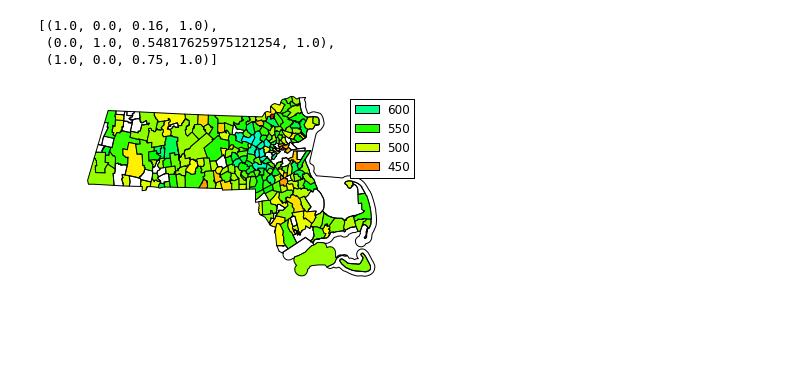
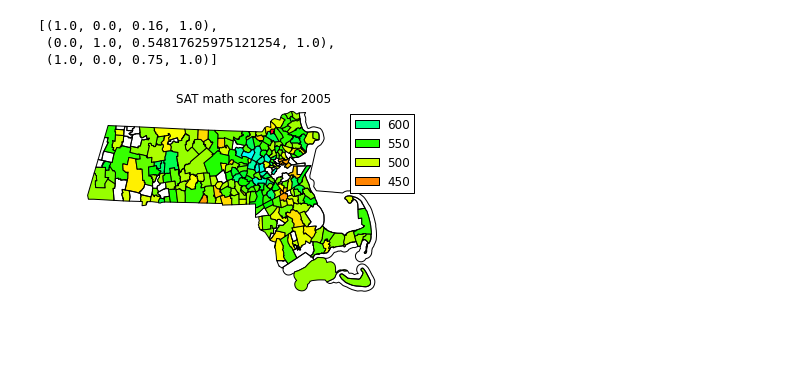
Before and after one commit to ohnorobo/massedu, a Jupyter notebook: massedu.ipynb, the cells around one changed output. Saved outputs shown, nothing was run; the diff lists cells and outputs as text; code cells hidden in the pictures.

```diff
--- a/massedu.ipynb
+++ b/massedu.ipynb
@@ -288,32 +288,32 @@ def graph_a_thing(shapes, values):
             tempy = float(border[j][1]) #y
             x.append(tempx)
             y.append(tempy) # Populate the lists
 
         # Creates a polygon in matplotlib for each geometry in the shapefile
         if value == 0:
             color = (0.0, 0.0, 0.0, 0.0)
         else:
             color = scalarMap.to_rgba(value)
         plt.fill(x,y, fc=color)
 
     plt.axis('equal')
     # This sets the x and y axes as equal intervals.
     # NB this script will only work for projected data, for geographical
     # coordinate systems get ready to do some maths
 
     #plt.show() # Draws the map!
     plt.axis('off')
 
     b1 = ax.bar([0, 1, 2], [0.2, 0.3, 0.1], color=scalarMap.to_rgba(600), width=0.4, align="edge")
     b2 = ax.bar([0, 1, 2], [0.2, 0.3, 0.1], color=scalarMap.to_rgba(550), width=0.4, align="edge")
     b3 = ax.bar([0, 1, 2], [0.2, 0.3, 0.1], color=scalarMap.to_rgba(500), width=0.4, align="edge")
     b4 = ax.bar([0, 1, 2], [0.2, 0.3, 0.1], color=scalarMap.to_rgba(450), width=0.4, align="edge")
 
     ax.legend([b1, b2, b3, b4], ["600", "550", "500", "450"])
-    ax.title(
+    ax.set_title("SAT math scores for 2005")
 
     plt.savefig("state.png", figsize=(600,500), dpi=500)
 
 graph_a_thing(zip(districts, districts_info), values)
 # %% [output]
-[figure, old version]
+[figure, new version]
```
Also changed, not shown: 1 other file.
